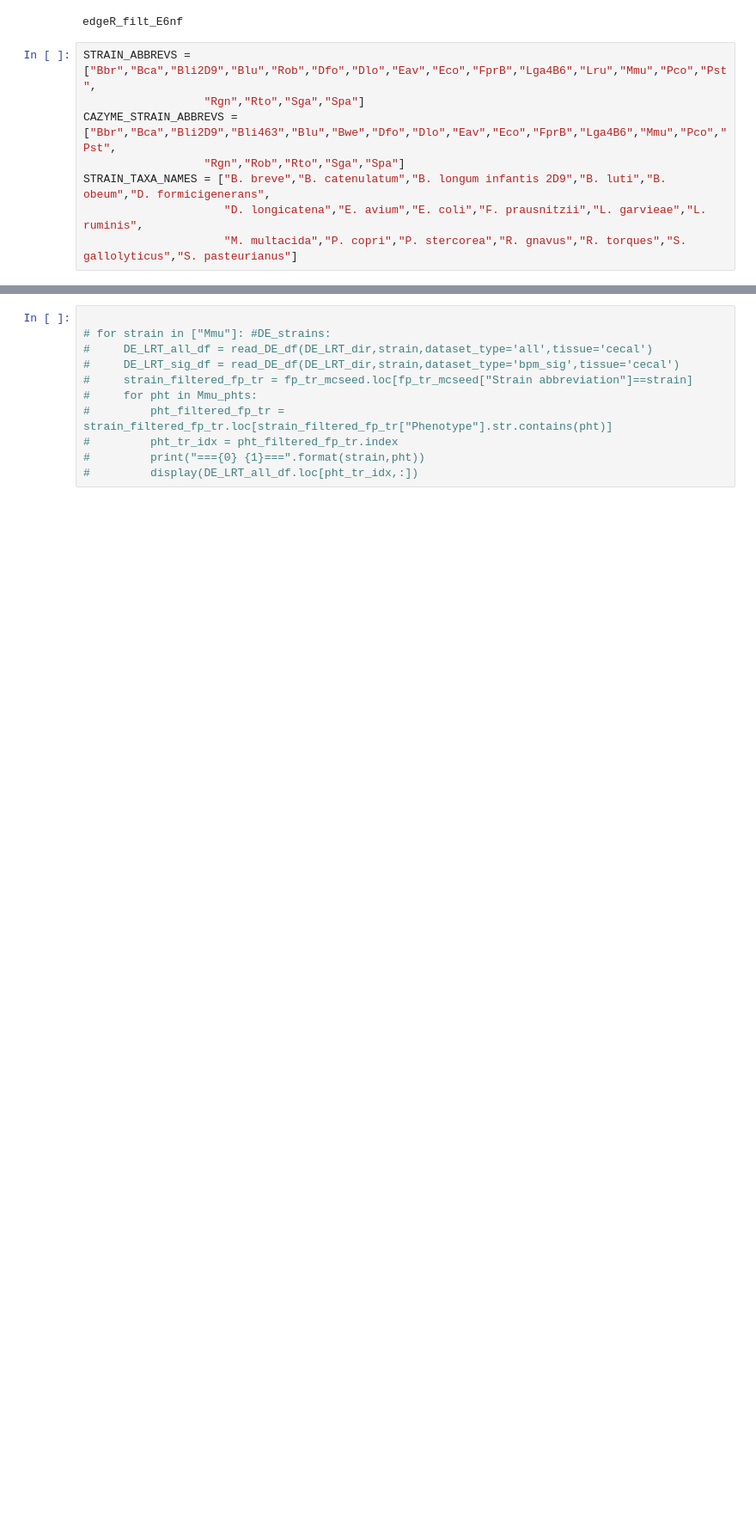
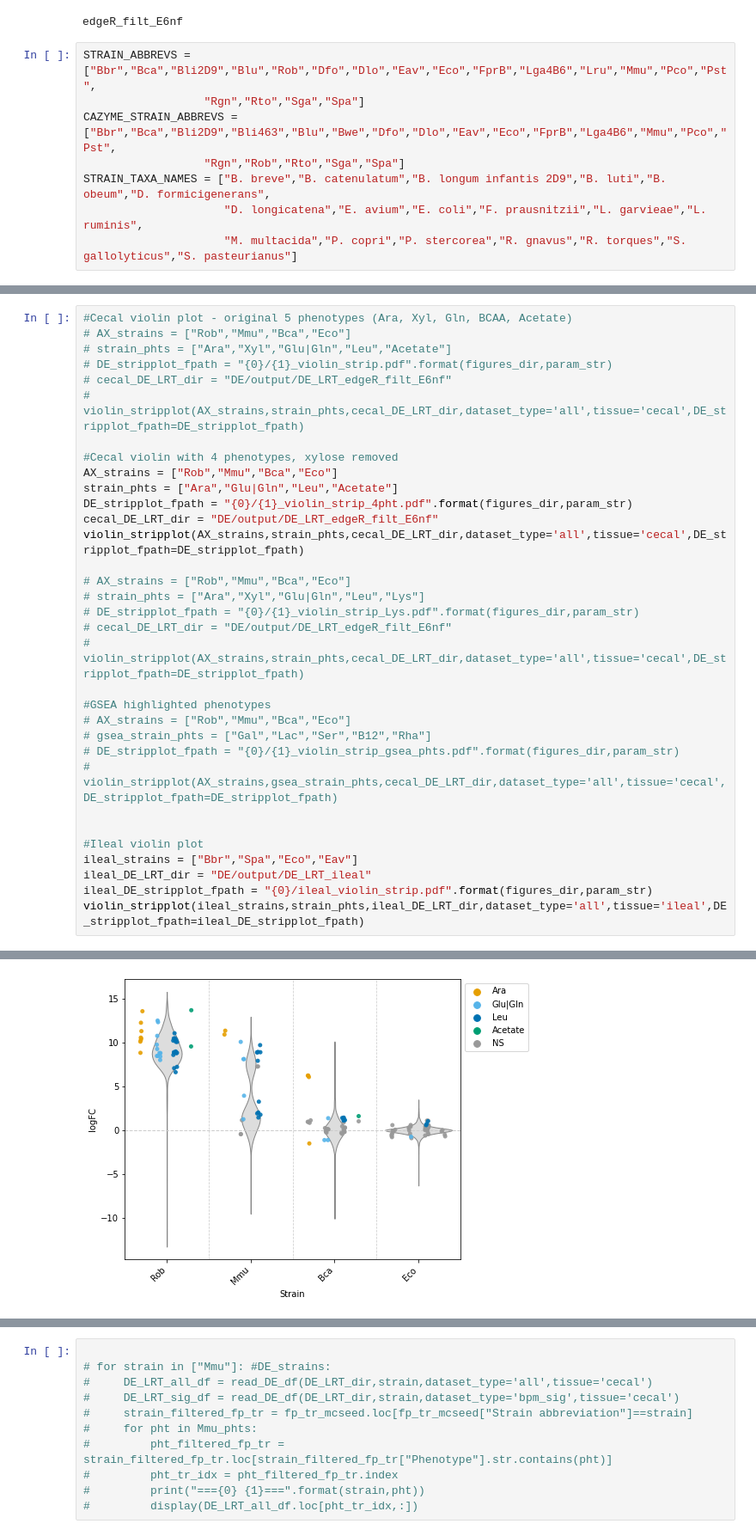
Before and after one commit to evanmlee/GordonLab, a Jupyter notebook: DE_pht_analysis.ipynb, the cells around one changed output, grey strips where cells are left out. Shown at 86% size. Cells and saved outputs as stored; diff of their text form; blank space fills up the shorter version.

```diff
--- a/DE_pht_analysis.ipynb
+++ b/DE_pht_analysis.ipynb
@@ -395,0 +371,34 @@ Name: Strain, dtype: int64
+# %%
+#Cecal violin plot - original 5 phenotypes (Ara, Xyl, Gln, BCAA, Acetate)
+# AX_strains = ["Rob","Mmu","Bca","Eco"]
+# strain_phts = ["Ara","Xyl","Glu|Gln","Leu","Acetate"]
+# DE_stripplot_fpath = "{0}/{1}_violin_strip.pdf".format(figures_dir,param_str)
+# cecal_DE_LRT_dir = "DE/output/DE_LRT_edgeR_filt_E6nf"
+# violin_stripplot(AX_strains,strain_phts,cecal_DE_LRT_dir,dataset_type='all',tissue='cecal',DE_stripplot_fpath=DE_stripplot_fpath)
+
+#Cecal violin with 4 phenotypes, xylose removed
+AX_strains = ["Rob","Mmu","Bca","Eco"]
+strain_phts = ["Ara","Glu|Gln","Leu","Acetate"]
+DE_stripplot_fpath = "{0}/{1}_violin_strip_4pht.pdf".format(figures_dir,param_str)
+cecal_DE_LRT_dir = "DE/output/DE_LRT_edgeR_filt_E6nf"
+violin_stripplot(AX_strains,strain_phts,cecal_DE_LRT_dir,dataset_type='all',tissue='cecal',DE_stripplot_fpath=DE_stripplot_fpath)
+
+# AX_strains = ["Rob","Mmu","Bca","Eco"]
+# strain_phts = ["Ara","Xyl","Glu|Gln","Leu","Lys"]
+# DE_stripplot_fpath = "{0}/{1}_violin_strip_Lys.pdf".format(figures_dir,param_str)
+# cecal_DE_LRT_dir = "DE/output/DE_LRT_edgeR_filt_E6nf"
+# violin_stripplot(AX_strains,strain_phts,cecal_DE_LRT_dir,dataset_type='all',tissue='cecal',DE_stripplot_fpath=DE_stripplot_fpath)
+
+#GSEA highlighted phenotypes
+# AX_strains = ["Rob","Mmu","Bca","Eco"]
+# gsea_strain_phts = ["Gal","Lac","Ser","B12","Rha"]
+# DE_stripplot_fpath = "{0}/{1}_violin_strip_gsea_phts.pdf".format(figures_dir,param_str)
+# violin_stripplot(AX_strains,gsea_strain_phts,cecal_DE_LRT_dir,dataset_type='all',tissue='cecal',DE_stripplot_fpath=DE_stripplot_fpath)
+
+
+#Ileal violin plot
+ileal_strains = ["Bbr","Spa","Eco","Eav"]
+ileal_DE_LRT_dir = "DE/output/DE_LRT_ileal"
+ileal_DE_stripplot_fpath = "{0}/ileal_violin_strip.pdf".format(figures_dir,param_str)
+violin_stripplot(ileal_strains,strain_phts,ileal_DE_LRT_dir,dataset_type='all',tissue='ileal',DE_stripplot_fpath=ileal_DE_stripplot_fpath)
+# %% [output]
@@ -395,0 +415 @@ Name: Strain, dtype: int64
+[figure, added]
```
Also changed, not shown: parts of 10 cells of this notebook, 9 other files.
